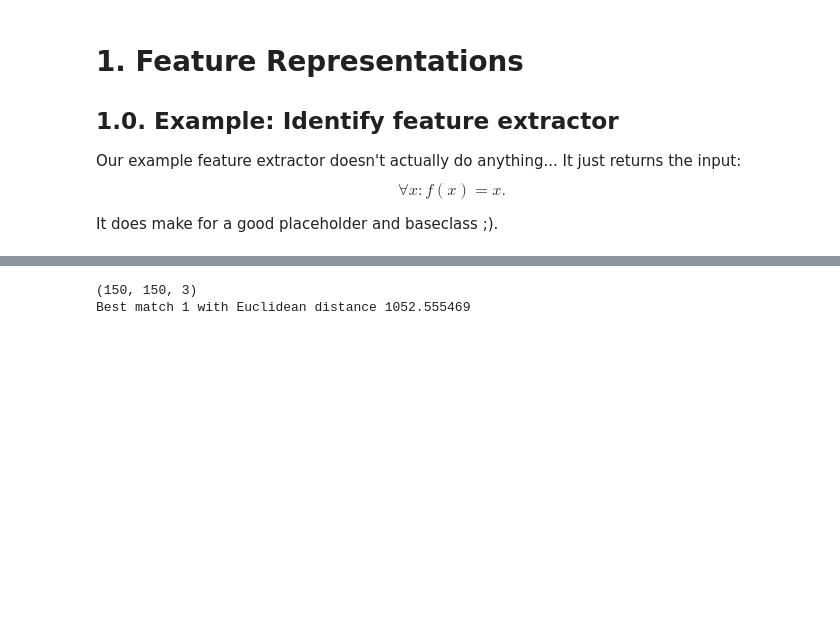
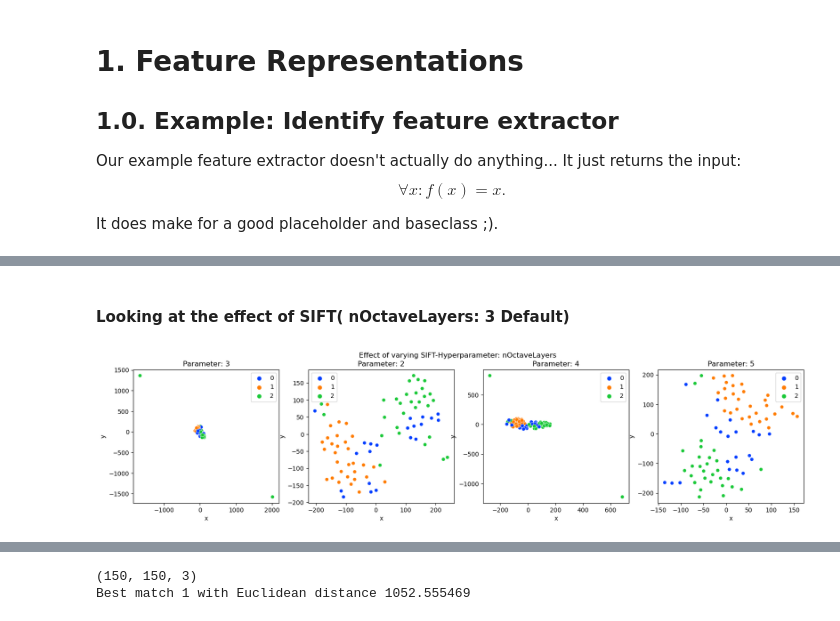
Before and after one commit to egeozanozyedek/cv_ga1, a Jupyter notebook: cv-ga1.ipynb, the cells around one changed output, grey strips where cells are left out. Cells and saved outputs as stored; diff of their text form; code cells hidden in the pictures; blank space fills up the shorter version.

```diff
--- a/cv-ga1.ipynb
+++ b/cv-ga1.ipynb
@@ -413,0 +432,29 @@ error: OpenCV(4.7.0) :-1: error: (-5:Bad argument) in function 'match'
+# %% [markdown]
+#### Looking at the effect of SIFT( nOctaveLayers: 3 Default)
+# %%
+acc_TSNE = []
+parameter = [3, 2, 4, 5]
+
+for i in parameter:
+    sift_extractor = SIFTFeatureExtractor(
+                            nfeatures = None,
+                            nOctaveLayers = i,
+                            contrastThreshold = None,
+                            edgeThreshold = None,
+                            sigma = None)
+
+    all_features = sift_extractor(train_X)
+    all_features = get_distance_matrix(all_features)
+    features_low_dimension = tsne.fit_transform(all_features)
+    df = pd.DataFrame(features_low_dimension, columns=["x","y"])
+    acc_TSNE.append(df)
+
+# Plotting
+f, ax = plt.subplots(1, len(parameter), figsize=(20,4))
+f.suptitle('Effect of varying SIFT-Hyperparameter: nOctaveLayers')
+
+for i, df in enumerate(acc_TSNE):
+    sns.scatterplot(ax=ax[i], data=df, x="x", y="y", hue=train_y, legend='full', palette=palette)
+    ax[i].set_title(f"Parameter: {parameter[i]}")
+# %% [output]
+[figure, added]
```
Also changed, not shown: parts of 64 cells of this notebook.
